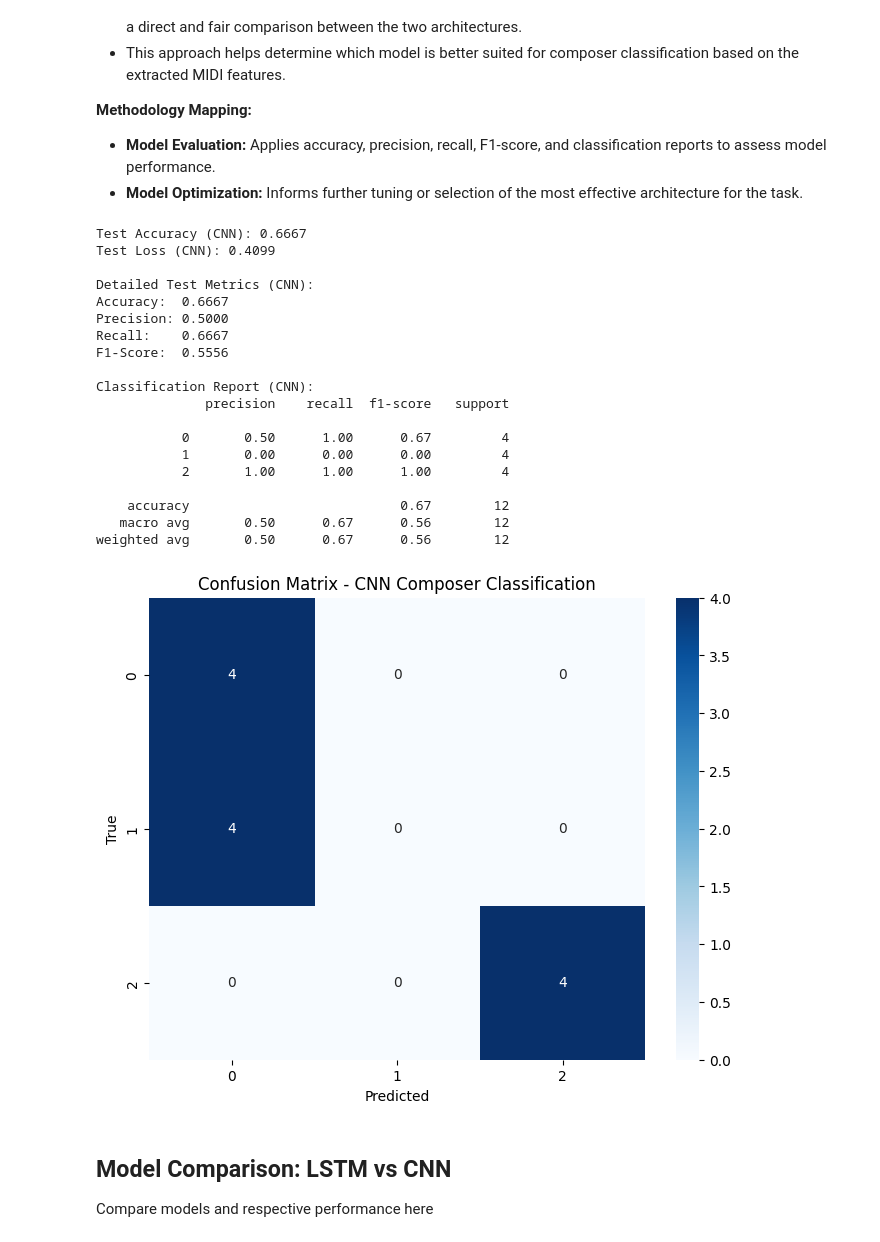
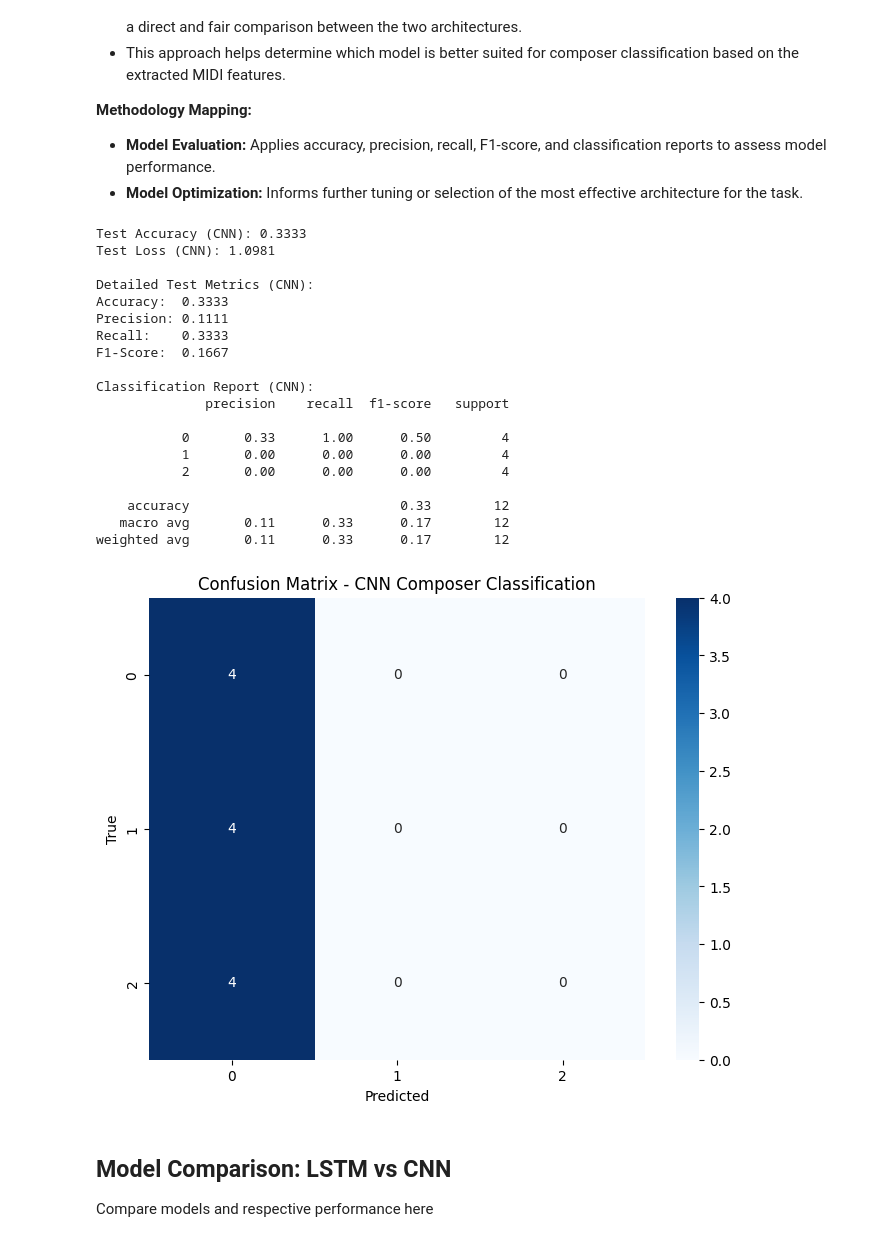
Before and after one commit to amarchini5339/AAI-511-group7, a Jupyter notebook: notebooks/Notebook-Team_7.ipynb, the cells around one changed output. Cells and saved outputs as stored; diff of their text form; code cells hidden in the pictures.

Commit message:
Cleaned outputs, added markdown annotations and code comments, and removed emojis. CNN model still does not perform, likely due to a data issue.

```diff
--- a/notebooks/Notebook-Team_7.ipynb
+++ b/notebooks/Notebook-Team_7.ipynb
@@ -167,9 +182,12 @@ np.save(os.path.join(DATA_PATH, "y_test_lstm.npy"), y['test'])
 # %%
+DATA_DIR = "/content/drive/MyDrive/AAI-511-group7-main/Composer_Dataset/NN_midi_files_extended"#../Composer_Dataset/NN_midi_files_extended"#"/content/drive/MyDrive/AAI-511-group7-main/Composer_Dataset"
+SETS = ['train', 'dev', 'test']
 FIXED_MEL_SHAPE = (96, 400)
 SOUNDFONT_PATH = "/usr/share/sounds/sf2/FluidR3_GM.sf2"
+ALLOWED_COMPOSERS = {'bach', 'beethoven', 'chopin', 'mozart'} # specified in project requirements
 
-# Ensure this exists (already downloaded via wget)
-assert os.path.isfile(SOUNDFONT_PATH), "SoundFont file not found!"
+# Ensure this exists
+assert os.path.isfile(SOUNDFONT_PATH), "SoundFont file not found"
 
 def synthesize_midi_to_audio(midi_path, wav_path, soundfont=SOUNDFONT_PATH):
     subprocess.run([
@@ -197,7 +215,7 @@ def midi_to_melspectrogram(midi_path, fixed_shape=FIXED_MEL_SHAPE, sr=22050):
             return mel_db.astype(np.float32)
 
     except Exception as e:
-        print(f"⚠️ Error processing {midi_path}: {e}")
+        print(f"Error processing {midi_path}: {e}")
         return None
 
 # --- CNN Data Containers ---
@@ -727,6 +757,16 @@ This section constructs a 1D Convolutional Neural Network (CNN) as an alternativ
 
 - **Model Building/Training:** Implements the methodology's directive to develop both LSTM
 # %%
+from tensorflow import keras
+from tensorflow.keras import layers
+import numpy as np
+from tensorflow.keras.callbacks import EarlyStopping, ModelCheckpoint
+
+# Callback for early stopping
+early_stopping = EarlyStopping(
+    monitor='val_loss', patience=5, restore_best_weights=True
+)
+
 num_classes = len(np.unique(y_spectro['train']))
 
 cnn_model = keras.Sequential([
@@ -757,6 +797,6 @@ history_cnn = cnn_model.fit(
     batch_size=16,
     validation_data=(X_spectro['dev'], y_spectro['dev']),
     callbacks=[early_stopping],
-    verbose=1
+    verbose=0   # For cleaner output/logs
 )
 # %% [output]
@@ -929,59 +952,59 @@ import seaborn as sns
 import matplotlib.pyplot as plt
 
 # Evaluate on test set
-test_loss_cnn, test_acc_cnn = cnn_model.evaluate(X_test, y_test, verbose=0)
+test_loss_cnn, test_acc_cnn = cnn_model.evaluate(X_spectro['test'], y_spectro['test'], verbose=0)
 print(f"Test Accuracy (CNN): {test_acc_cnn:.4f}")
 print(f"Test Loss (CNN): {test_loss_cnn:.4f}")
 
 # Predictions
-y_pred_probs_cnn = cnn_model.predict(X_test, verbose=0)
+y_pred_probs_cnn = cnn_model.predict(X_spectro['test'], verbose=0)
 y_pred_cnn = np.argmax(y_pred_probs_cnn, axis=1)
 
 # Metrics
-accuracy_cnn = accuracy_score(y_test, y_pred_cnn)
-precision_cnn = precision_score(y_test, y_pred_cnn, average='weighted')
-recall_cnn = recall_score(y_test, y_pred_cnn, average='weighted')
-f1_cnn = f1_score(y_test, y_pred_cnn, average='weighted')
+accuracy_cnn = accuracy_score(y_spectro['test'], y_pred_cnn) # Corrected
+precision_cnn = precision_score(y_spectro['test'], y_pred_cnn, average='weighted')
+recall_cnn = recall_score(y_spectro['test'], y_pred_cnn, average='weighted')
+f1_cnn = f1_score(y_spectro['test'], y_pred_cnn, average='weighted')
 
 print("\nDetailed Test Metrics (CNN):")
 print(f"Accuracy:  {accuracy_cnn:.4f}")
 print(f"Precision: {precision_cnn:.4f}")
 print(f"Recall:    {recall_cnn:.4f}")
 print(f"F1-Score:  {f1_cnn:.4f}")
 
 # Classification report
 print("\nClassification Report (CNN):")
-print(classification_report(y_test, y_pred_cnn))
+print(classification_report(y_spectro['test'], y_pred_cnn))
 
 # Confusion matrix
-cm_cnn = confusion_matrix(y_test, y_pred_cnn)
+cm_cnn = confusion_matrix(y_spectro['test'], y_pred_cnn)
 plt.figure(figsize=(8, 6))
 sns.heatmap(cm_cnn, annot=True, fmt='d', cmap='Blues')
 plt.title('Confusion Matrix - CNN Composer Classification')
 plt.xlabel('Predicted')
 plt.ylabel('True')
 plt.show()
 # %% [output]
-Test Accuracy (CNN): 0.6667
-Test Loss (CNN): 0.4099
+Test Accuracy (CNN): 0.3333
+Test Loss (CNN): 1.0981
 
 Detailed Test Metrics (CNN):
-Accuracy:  0.6667
-Precision: 0.5000
-Recall:    0.6667
-F1-Score:  0.5556
+Accuracy:  0.3333
+Precision: 0.1111
+Recall:    0.3333
+F1-Score:  0.1667
 
 Classification Report (CNN):
               precision    recall  f1-score   support
 
-           0       0.50      1.00      0.67         4
+           0       0.33      1.00      0.50         4
            1       0.00      0.00      0.00         4
-           2       1.00      1.00      1.00         4
+           2       0.00      0.00      0.00         4
 
-    accuracy                           0.67        12
-   macro avg       0.50      0.67      0.56        12
-weighted avg       0.50      0.67      0.56        12
+    accuracy                           0.33        12
+   macro avg       0.11      0.33      0.17        12
+weighted avg       0.11      0.33      0.17        12
-[figure, old version]
+[figure, new version]
 # %% [markdown]
 ## Model Comparison: LSTM vs CNN
 
```
Also changed, not shown: parts of 12 cells of this notebook.
